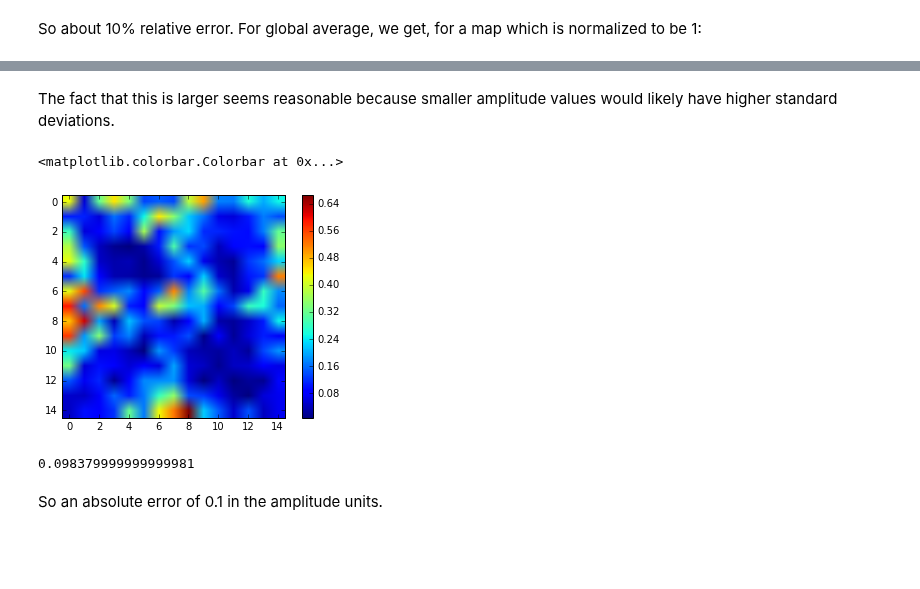
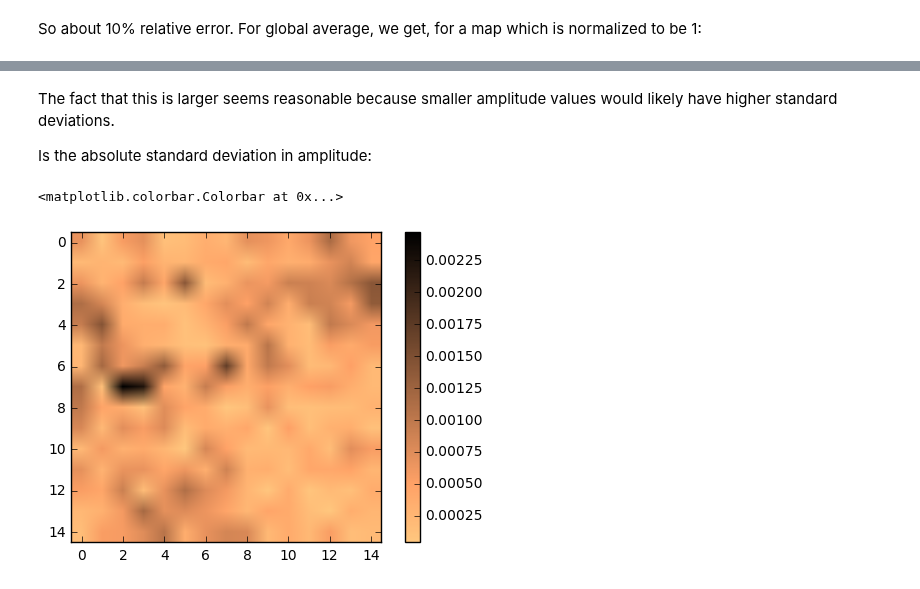
Before and after one commit to ry-dgel/Chladni, a Jupyter notebook: calculating_amplitude_error.ipynb, the cells around one changed output, grey strips where cells are left out. Saved outputs shown, nothing was run; the diff lists cells and outputs as text; code cells hidden in the pictures; blank space fills up the shorter version.

```diff
--- a/calculating_amplitude_error.ipynb
+++ b/calculating_amplitude_error.ipynb
@@ -56,14 +56,10 @@ np.average(standard_deviation_pointwise)
 # %% [markdown]
 The fact that this is larger seems reasonable because smaller amplitude values would likely have higher standard deviations.
+
+Is the absolute standard deviation in amplitude:
 # %%
-plt.imshow(standard_deviation_pointwise)
+plt.imshow(standard_deviation_pointwise, cmap='copper_r')
 plt.colorbar()
 # %% [output]
 <matplotlib.colorbar.Colorbar at 0x...>
-[figure, old version]
+[figure, new version]
-# %%
-np.average(eigenmode_data[0][:, :, indices_of_712_Hz[i]])*0.15
-# %% [output]
-0.098379999999999981
-# %% [markdown]
-So an absolute error of 0.1 in the amplitude units.
```
Also changed, not shown: parts of 7 cells of this notebook.
